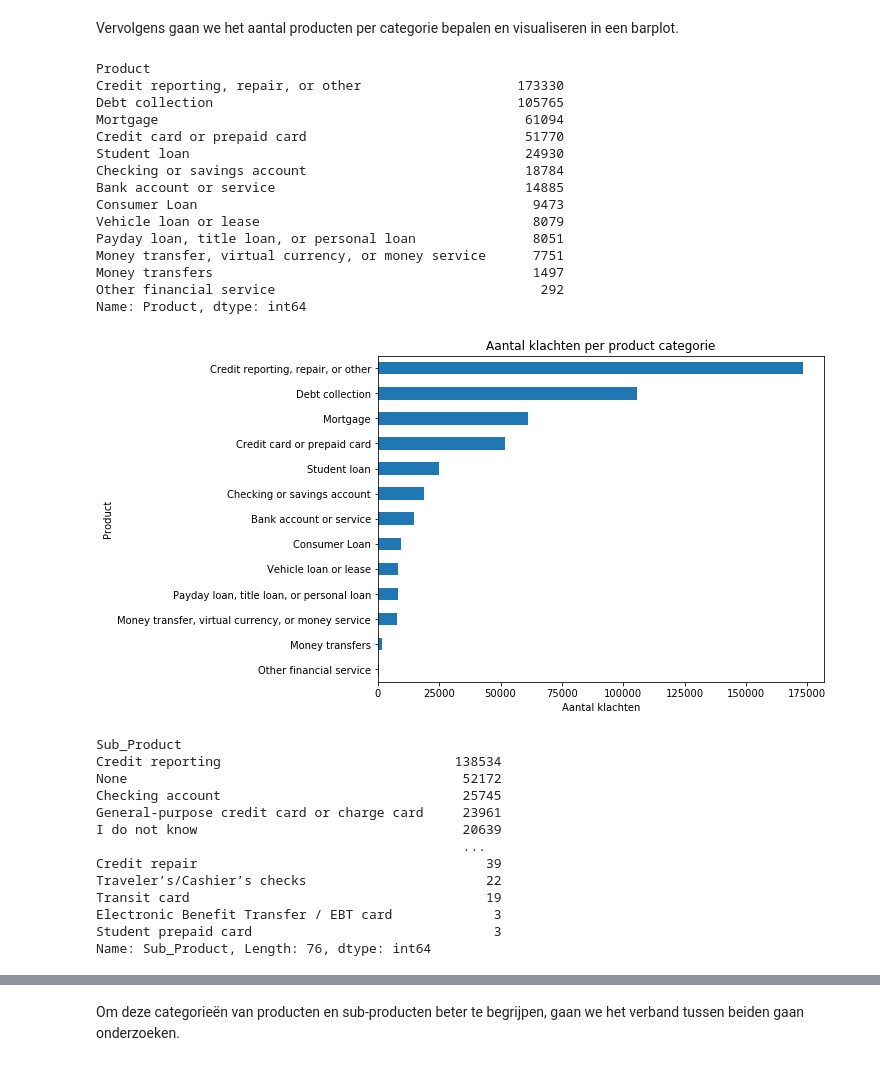
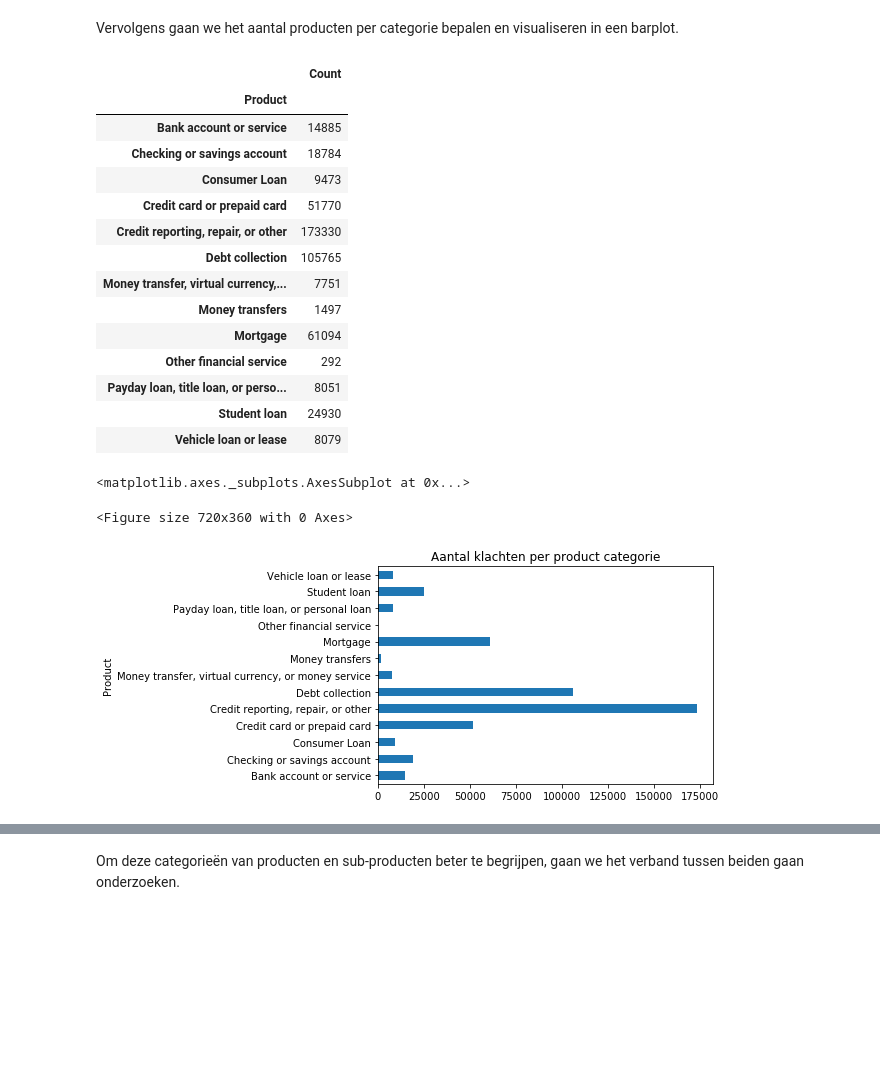
Before and after one commit to WouterStemgee/applied-machine-learning-consumer-complaints-database, a Jupyter notebook: sprint1_Wouter.ipynb, the cells around one changed output, grey strips where cells are left out. Drawn from its saved outputs; the diff is of its cells as text; code cells hidden in the pictures; blank space fills up the shorter version.

Commit message:
Producten en subproducten

```diff
--- a/sprint1_Wouter.ipynb
+++ b/sprint1_Wouter.ipynb
@@ -163,45 +147,28 @@ df.head()
 Vervolgens gaan we het aantal producten per categorie bepalen en visualiseren in een barplot.
 # %%
 # Aantal products
-product_counts = df.groupby('Product').Product.count()
-product_counts.sort_values(ascending=False)
+product_counts = pd.DataFrame({'Count': df.groupby(['Product']).size()})
+product_counts
 # %% [output]
-Product
-Credit reporting, repair, or other                    173330
-Debt collection                                       105765
-Mortgage                                               61094
-Credit card or prepaid card                            51770
-Student loan                                           24930
-Checking or savings account                            18784
-Bank account or service                                14885
-Consumer Loan                                           9473
-Vehicle loan or lease                                   8079
-Payday loan, title loan, or personal loan               8051
-Money transfer, virtual currency, or money service      7751
-Money transfers                                         1497
-Other financial service                                  292
-Name: Product, dtype: int64
+|  | Count |
+| Product |  |
+| Bank account or service | 14885 |
+| Checking or savings account | 18784 |
+| Consumer Loan | 9473 |
+| Credit card or prepaid card | 51770 |
+| Credit reporting, repair, or other | 173330 |
+| Debt collection | 105765 |
+| Money transfer, virtual currency,... | 7751 |
+| Money transfers | 1497 |
+| Mortgage | 61094 |
+| Other financial service | 292 |
+| Payday loan, title loan, or perso... | 8051 |
+| Student loan | 24930 |
+| Vehicle loan or lease | 8079 |
 # %%
-fig = plt.figure(figsize=(8,6))
-product_counts.sort_values().plot.barh(ylim=0, title="Aantal klachten per product categorie")
-plt.xlabel('Aantal klachten', fontsize = 10);
+fig = plt.figure(figsize=(10, 5))
+product_counts.plot.barh(title="Aantal klachten per product categorie", legend=None)
 # %% [output]
+<matplotlib.axes._subplots.AxesSubplot at 0x...>
+<Figure size 720x360 with 0 Axes>
-[figure, old version]
+[figure, new version]
-# %%
-# Aantal sub-products
-sub_product_counts = df.groupby('Sub_Product').Sub_Product.count()
-sub_product_counts.sort_values(ascending=False)
-# %% [output]
-Sub_Product
-Credit reporting                              138534
-None                                           52172
-Checking account                               25745
-General-purpose credit card or charge card     23961
-I do not know                                  20639
-                                               ...
-Credit repair                                     39
-Traveler’s/Cashier’s checks                       22
-Transit card                                      19
-Electronic Benefit Transfer / EBT card             3
-Student prepaid card                               3
-Name: Sub_Product, Length: 76, dtype: int64
```
Also changed, not shown: parts of 11 cells of this notebook.
